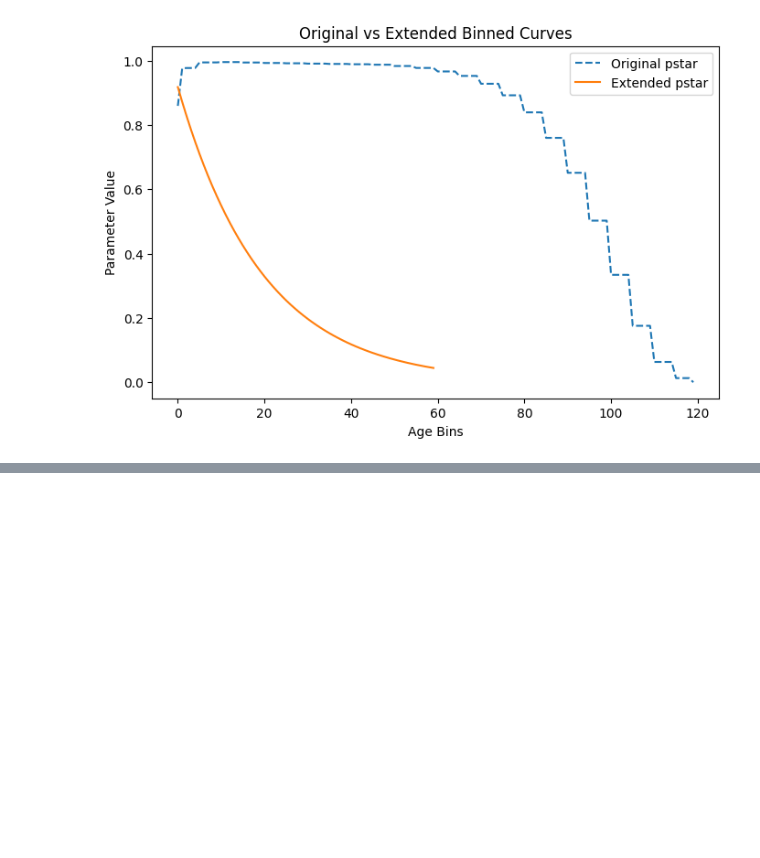
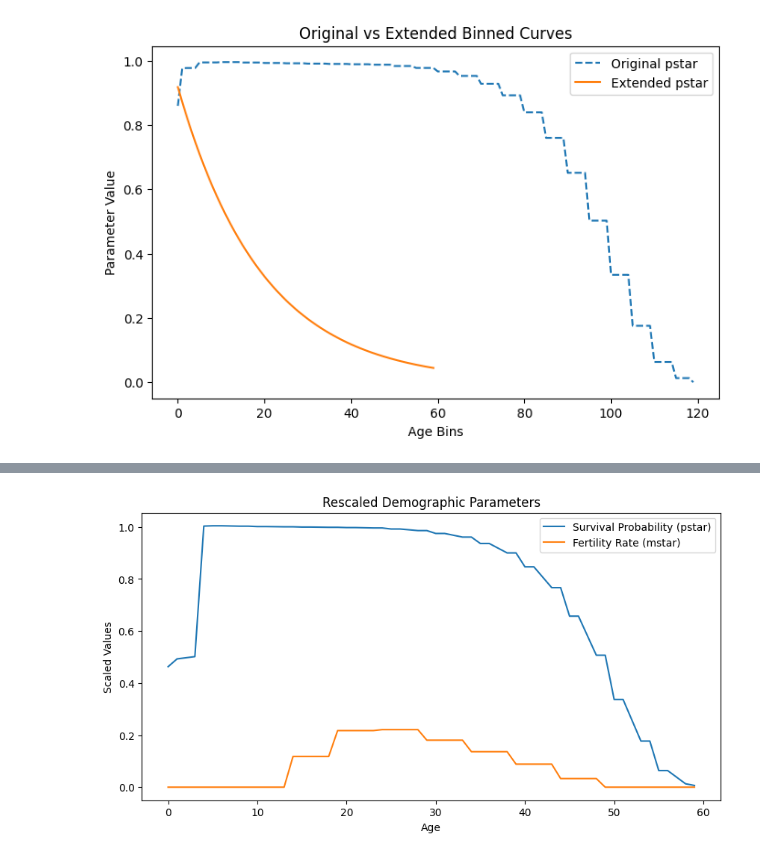
Before and after one commit to yutongliang723/CSH_ABM_2024, a Jupyter notebook: test.ipynb, the cells around one changed output, grey strips where cells are left out. Drawn from its saved outputs; the diff is of its cells as text; code cells hidden in the pictures; blank space fills up the shorter version.

```diff
--- a/test.ipynb
+++ b/test.ipynb
@@ -131,0 +197,13 @@ plt.show()
+# %%
+import matplotlib.pyplot as plt
+vec1 = pd.read_csv('demog_vectors_scaled.csv')
+plt.figure(figsize=(10, 5))
+plt.plot(vec1['age_new'], vec1['pstar'], label='Survival Probability (pstar)')
+plt.plot(vec1['age_new'], vec1['mstar'], label='Fertility Rate (mstar)')
+plt.xlabel('Age')
+plt.ylabel('Scaled Values')
+plt.legend()
+plt.title('Rescaled Demographic Parameters')
+plt.show()
+# %% [output]
+[figure, added]
```
Also changed, not shown: parts of 2 cells of this notebook, 7 other files.
